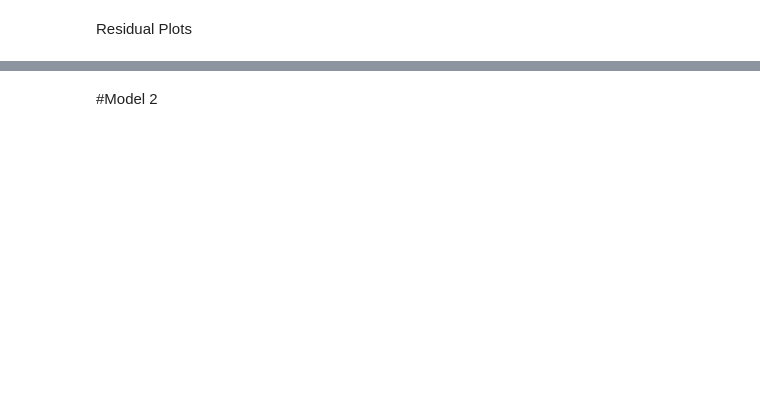
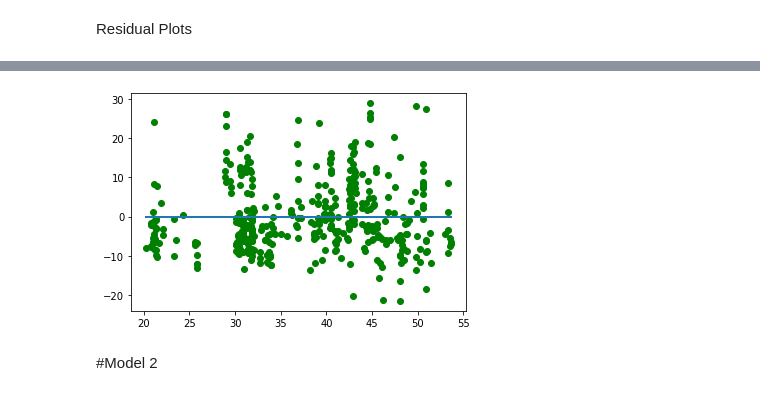
Before and after one commit to rohankavari/MachineLearning, a Jupyter notebook: Linear_regression.ipynb, the cells around one changed output, grey strips where cells are left out. Cells and saved outputs as stored; diff of their text form; code cells hidden in the pictures; blank space fills up the shorter version.

```diff
--- a/Linear_regression.ipynb
+++ b/Linear_regression.ipynb
@@ -94,2 +103,6 @@ plt.plot([df['X6'].min(), df['X6'].max()], [0, 0], linewidth=2)
+# %%
+plt_resi(reg1_3,x,y)
+# %% [output]
+[figure, added]
 # %% [markdown]
 #Model 2
```
Also changed, not shown: parts of 76 cells of this notebook.
